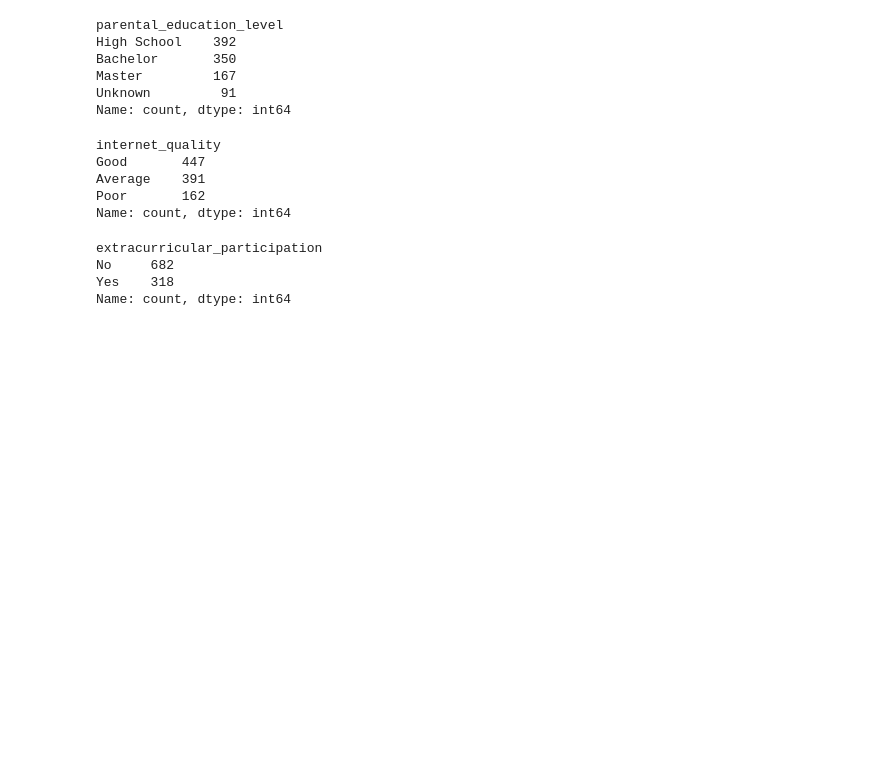
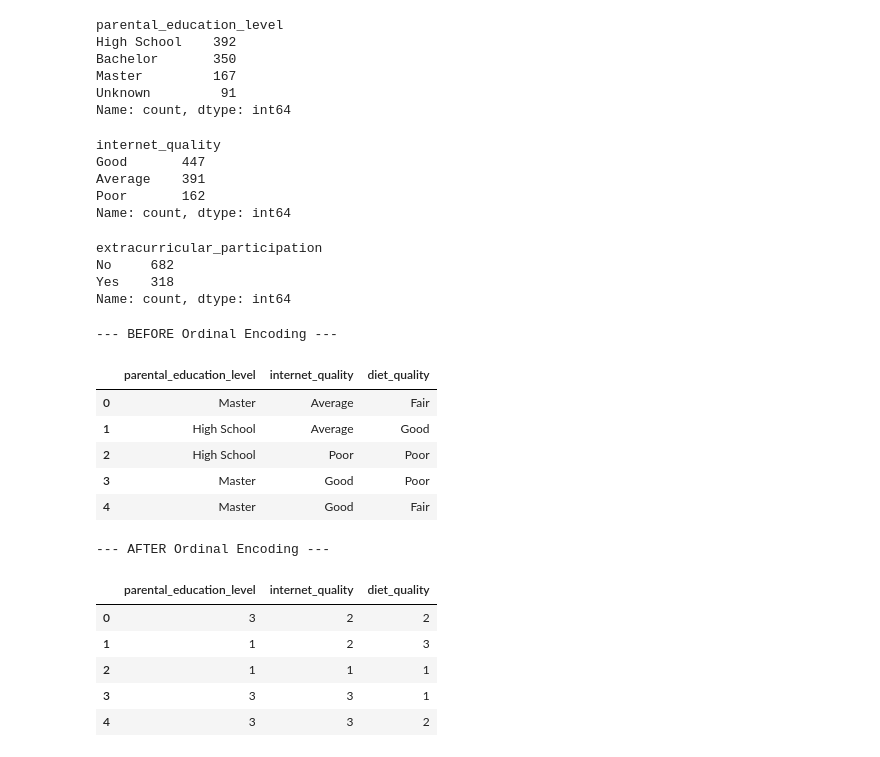
Before and after one commit to mohiuddin1221/End-to-End-ML-Project, a Jupyter notebook: notebooks/feature_engineering.ipynb, the cells around one changed output. Drawn from its saved outputs; the diff is of its cells as text; code cells hidden in the pictures; blank space fills up the shorter version.

```diff
--- a/notebooks/feature_engineering.ipynb
+++ b/notebooks/feature_engineering.ipynb
@@ -85,0 +88,47 @@ Name: count, dtype: int64
+# %%
+# Define the logical weights for each category
+# Note: Higher numbers represent 'more' or 'better' of that feature
+ordinal_mappings = {
+    'parental_education_level': {
+        'Unknown': 0,
+        'High School': 1,
+        'Bachelor': 2,
+        'Master': 3
+    },
+    'internet_quality': {
+        'Poor': 1,
+        'Average': 2,
+        'Good': 3
+    },
+    'diet_quality': {
+        'Poor': 1,
+        'Fair': 2,
+        'Good': 3
+    }
+}
+
+# Apply the mapping to each column
+for col, mapping in ordinal_mappings.items():
+    encoded_data[col] = encoded_data[col].map(mapping)
+
+# Check the results for these columns
+print(f"--- BEFORE Ordinal Encoding ---")
+display(data[['parental_education_level', 'internet_quality', 'diet_quality']].head())
+
+print(f"\n--- AFTER Ordinal Encoding ---")
+display(encoded_data[['parental_education_level', 'internet_quality', 'diet_quality']].head())
+# %% [output]
+--- BEFORE Ordinal Encoding ---
+|  | parental_education_level | internet_quality | diet_quality |
+| 0 | Master | Average | Fair |
+| 1 | High School | Average | Good |
+| 2 | High School | Poor | Poor |
+| 3 | Master | Good | Poor |
+| 4 | Master | Good | Fair |
+--- AFTER Ordinal Encoding ---
+|  | parental_education_level | internet_quality | diet_quality |
+| 0 | 3 | 2 | 2 |
+| 1 | 1 | 2 | 3 |
+| 2 | 1 | 1 | 1 |
+| 3 | 3 | 3 | 1 |
+| 4 | 3 | 3 | 2 |
```
Also changed, not shown: parts of 7 cells of this notebook, 1 other file.
